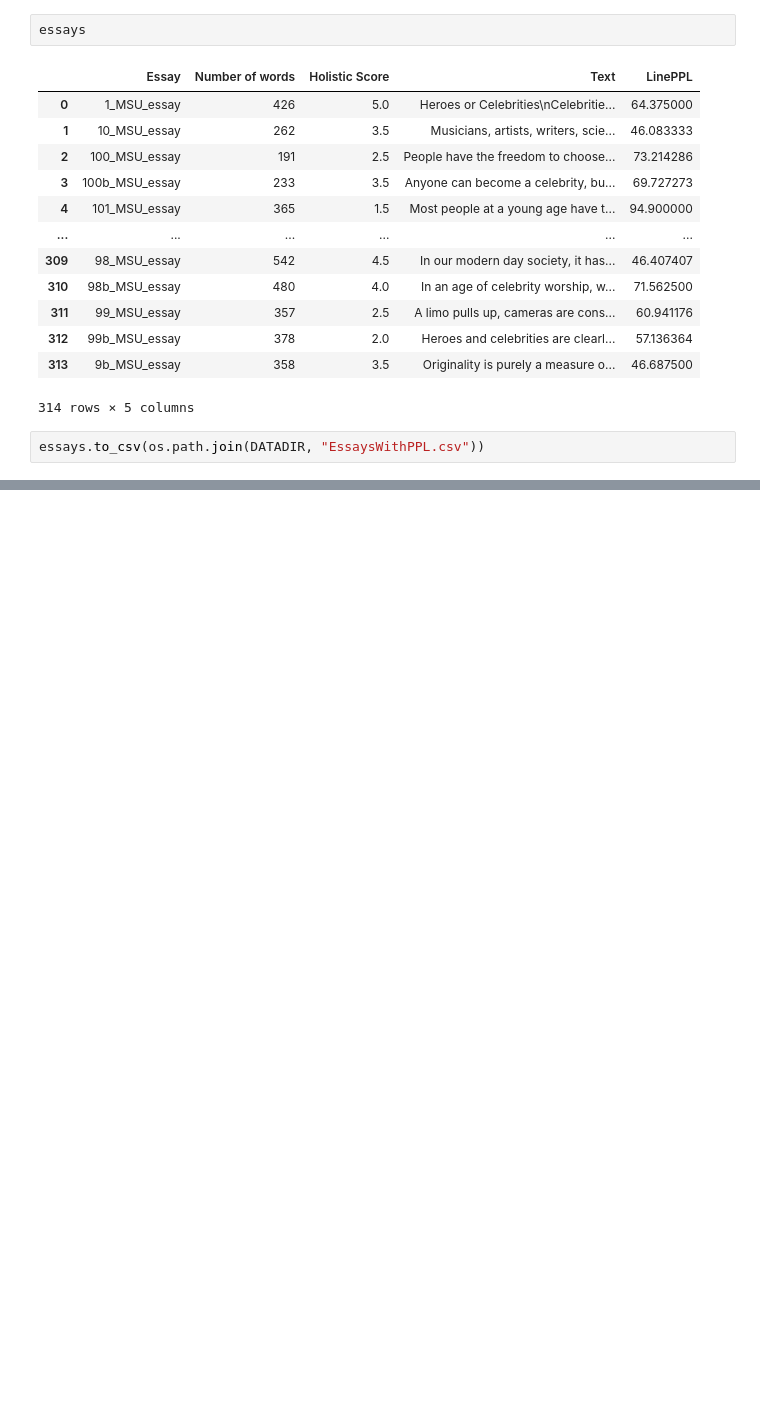
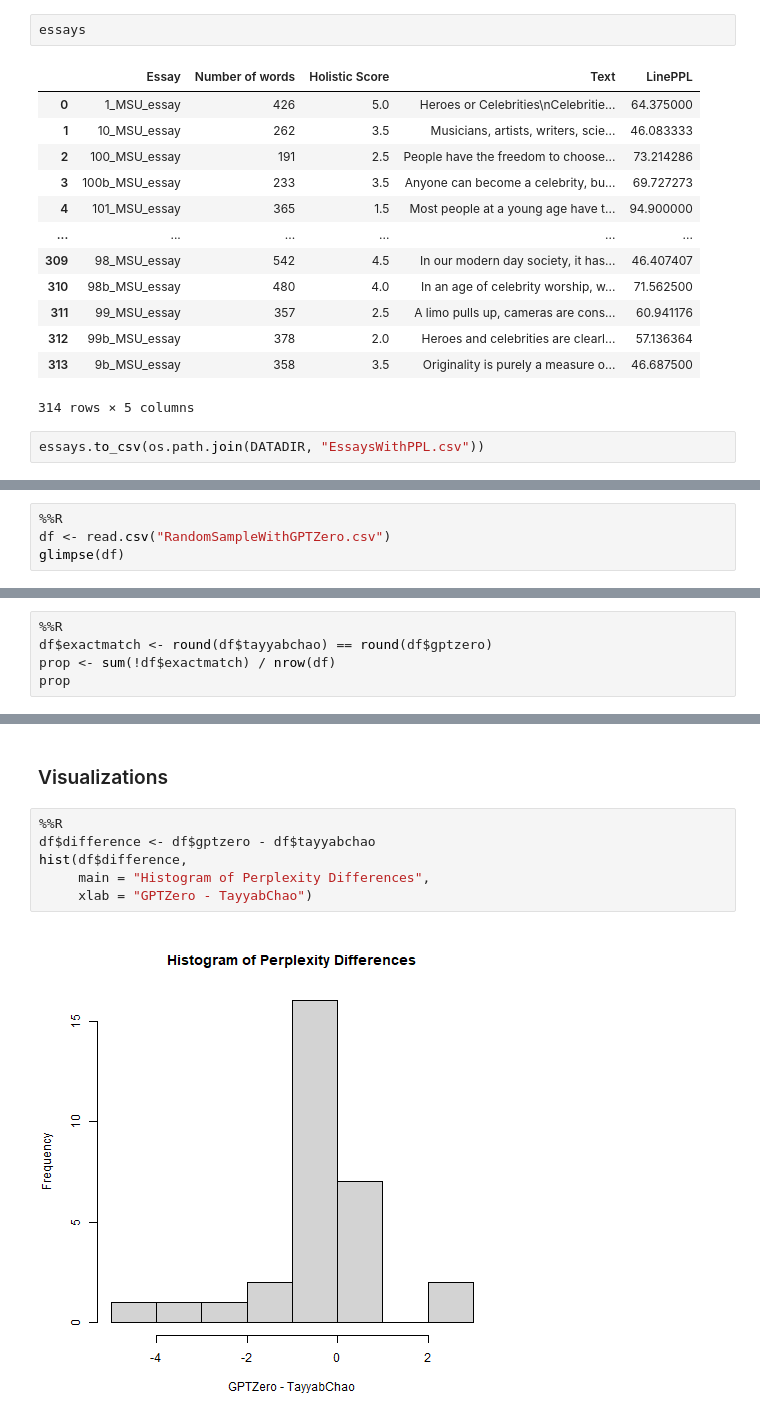
Before and after one commit to brightp-py/cic_student_essays, a Jupyter notebook: gptzero_column.ipynb, the cells around one changed output, grey strips where cells are left out. Drawn from its saved outputs; the diff is of its cells as text; blank space fills up the shorter version.

Commit message:
Ran statistical tests on differences between GPTZero and TayyabChao

```diff
--- a/gptzero_column.ipynb
+++ b/gptzero_column.ipynb
@@ -269,0 +321,4 @@ essays.to_csv(os.path.join(DATADIR, "EssaysWithPPL.csv"))
+# %%
+%%R
+df <- read.csv("RandomSampleWithGPTZero.csv")
+glimpse(df)
@@ -269,0 +335,5 @@ essays.to_csv(os.path.join(DATADIR, "EssaysWithPPL.csv"))
+# %%
+%%R
+df$exactmatch <- round(df$tayyabchao) == round(df$gptzero)
+prop <- sum(!df$exactmatch) / nrow(df)
+prop
@@ -269,0 +356,10 @@ essays.to_csv(os.path.join(DATADIR, "EssaysWithPPL.csv"))
+# %% [markdown]
+### Visualizations
+# %%
+%%R
+df$difference <- df$gptzero - df$tayyabchao
+hist(df$difference,
+     main = "Histogram of Perplexity Differences",
+     xlab = "GPTZero - TayyabChao")
+# %% [output]
+[figure, added]
```
Also changed, not shown: parts of 17 cells of this notebook, 2 other files.
